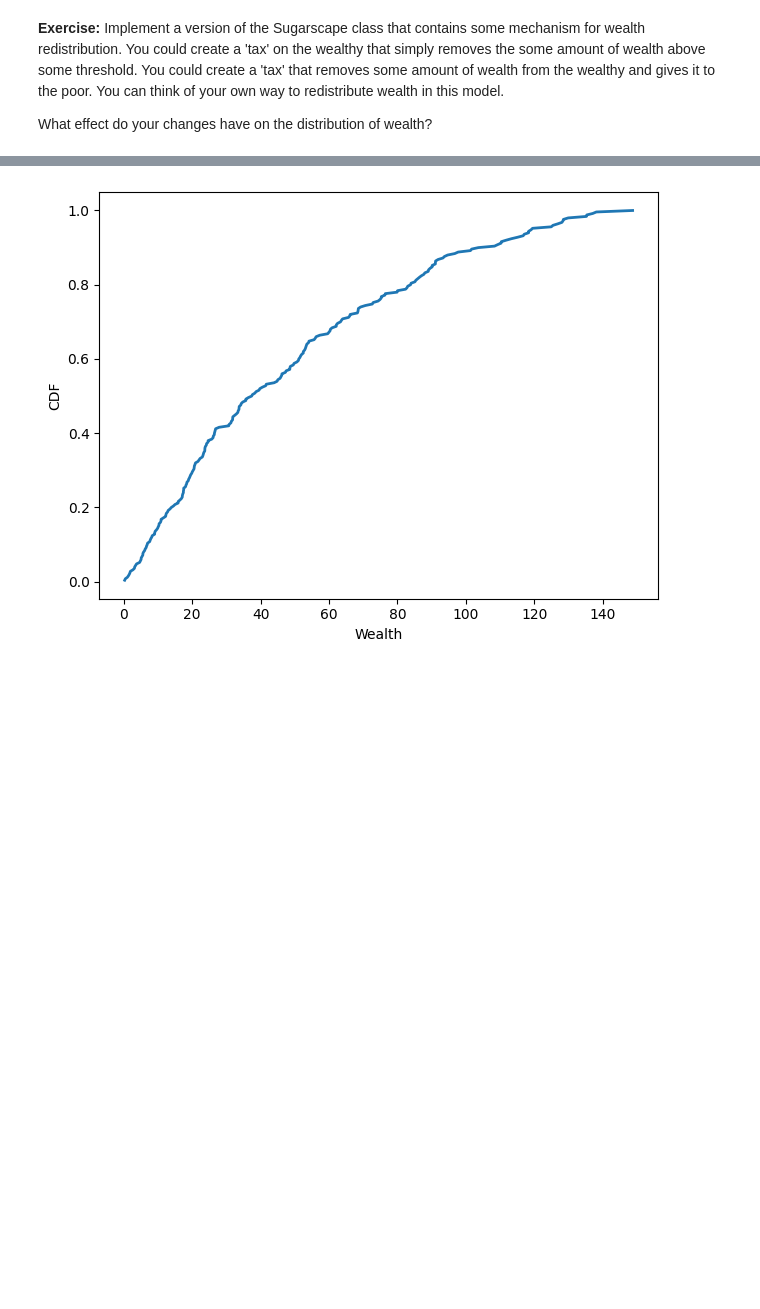
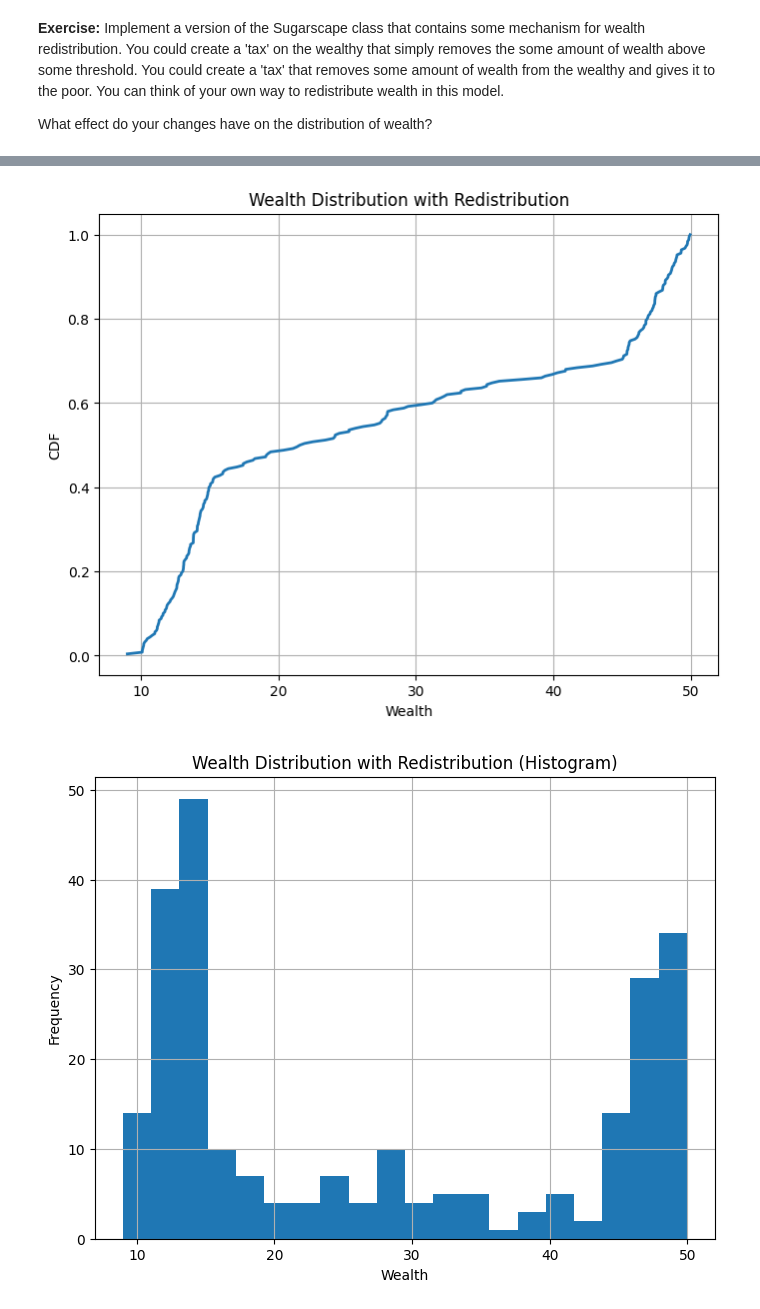
Before and after one commit to kashishkhera44/comp215, a Jupyter notebook: labs/lab10_wealth_inequality.ipynb, the cells around one changed output, grey strips where cells are left out. Cells and saved outputs as stored; diff of their text form; code cells hidden in the pictures; blank space fills up the shorter version.

```diff
--- a/labs/lab10_wealth_inequality.ipynb
+++ b/labs/lab10_wealth_inequality.ipynb
@@ -968,6 +866,38 @@ env.loop(500)  # Run for 500 steps
-# %%
-cdf = Cdf.from_seq(agent.sugar for agent in env.agents)
-cdf.plot()
-decorate(xlabel='Wealth', ylabel='CDF')
-# %% [output]
-[figure, removed]
+# %%
+
+
+# Create a Sugarscape environment with wealth redistribution
+env = Sugarscape(50, num_agents=250, min_lifespan=60,
+                 max_lifespan=100, replace=True,
+                 tax_threshold=50, tax_rate=0.1,
+                 welfare_threshold=10, welfare_amount=5)
+
+# Run the simulation for a certain number of steps (e.g., 500)
+env.loop(500)
+
+# Get the wealth of all agents
+wealth = [agent.sugar for agent in env.agents]
+
+# Create a CDF of the wealth distribution
+cdf = Cdf.from_seq(wealth)
+
+# Plot the CDF
+plt.figure(figsize=(8, 6))
+cdf.plot()
+plt.title('Wealth Distribution with Redistribution')
+plt.xlabel('Wealth')
+plt.ylabel('CDF')
+plt.grid(True)
+plt.show()
+
+# Optionally, you can also create a histogram of the wealth distribution:
+plt.figure(figsize=(8, 6))
+plt.hist(wealth, bins=20)
+plt.title('Wealth Distribution with Redistribution (Histogram)')
+plt.xlabel('Wealth')
+plt.ylabel('Frequency')
+plt.grid(True)
+plt.show()
+# %% [output]
+[figure, added]
+[figure, added]
```
Also changed, not shown: parts of 24 cells of this notebook.
